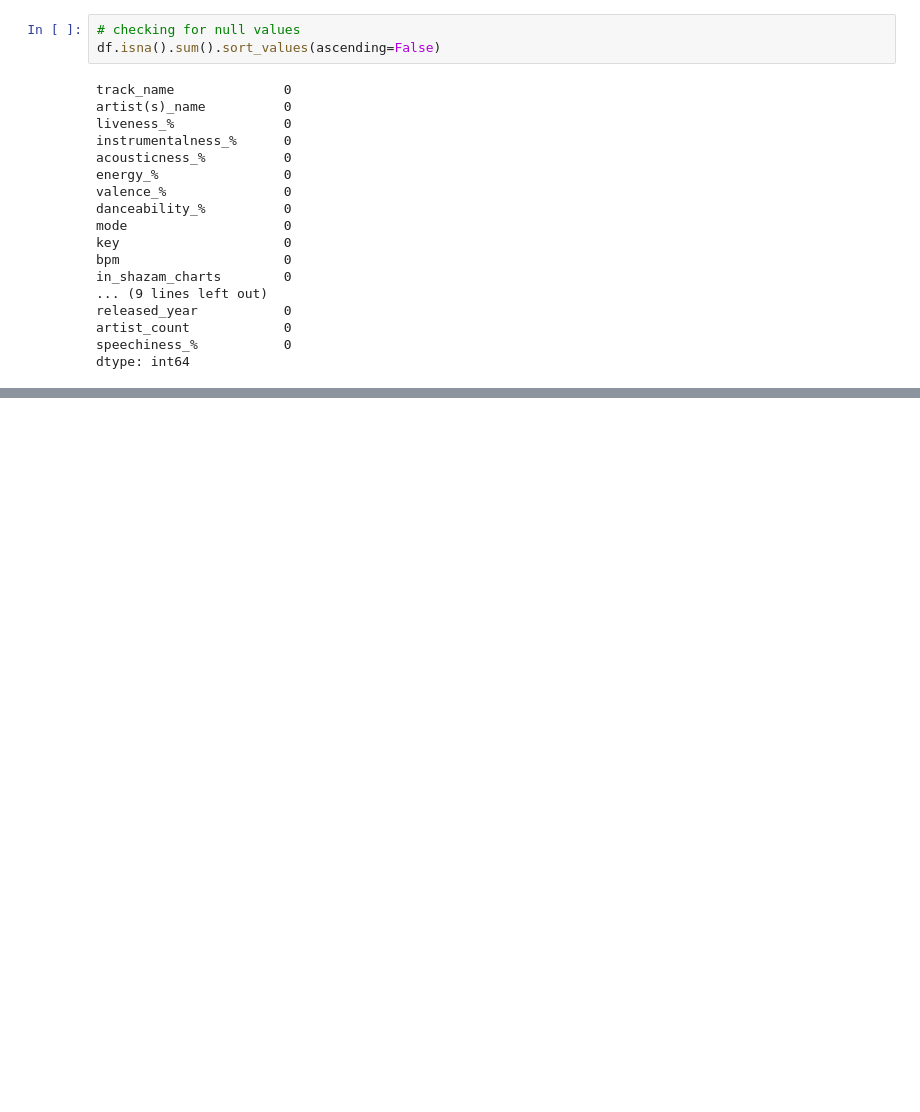
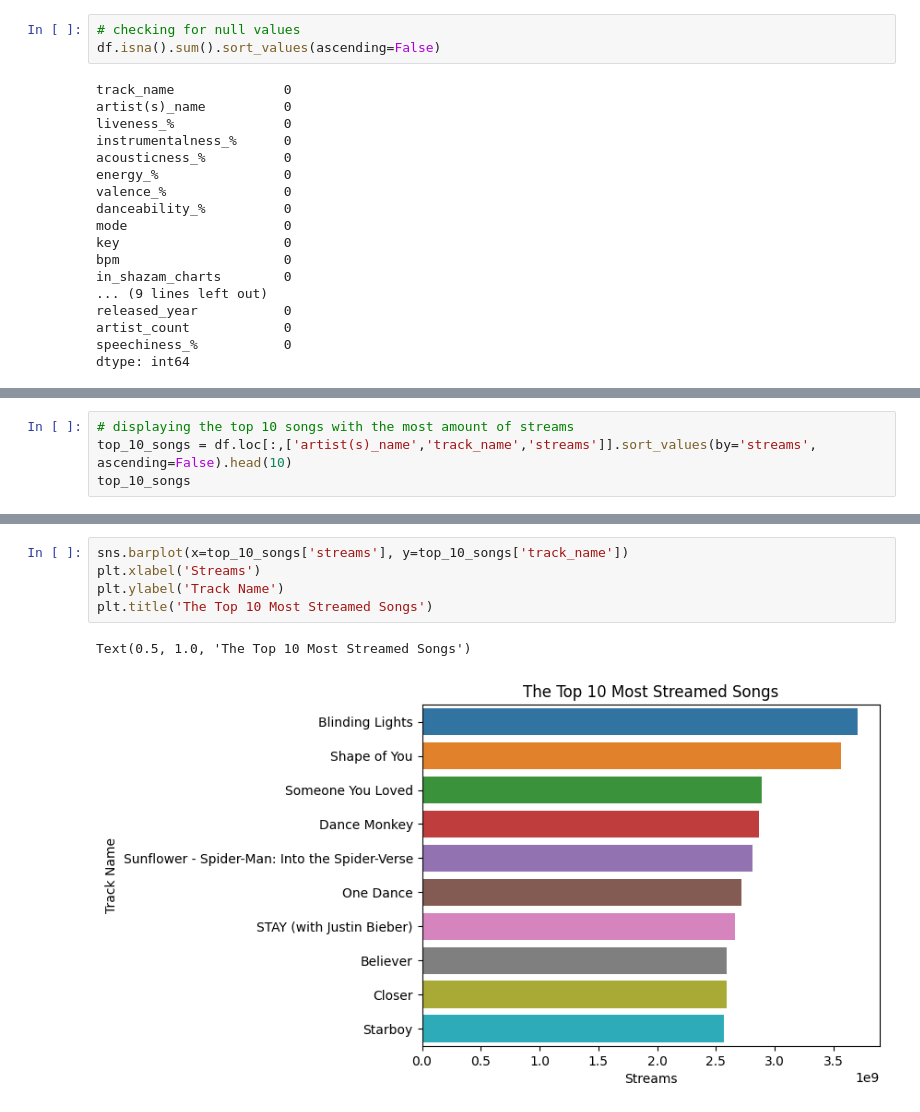
Before and after one commit to Graviton12/TP1_SZM_JBG, a Jupyter notebook: TP1_SZM_JBG.ipynb, the cells around one changed output, grey strips where cells are left out. Cells and saved outputs as stored; diff of their text form; blank space fills up the shorter version.

```diff
--- a/TP1_SZM_JBG.ipynb
+++ b/TP1_SZM_JBG.ipynb
@@ -132,0 +221,4 @@ dtype: int64
+# %%
+# displaying the top 10 songs with the most amount of streams
+top_10_songs = df.loc[:,['artist(s)_name','track_name','streams']].sort_values(by='streams', ascending=False).head(10)
+top_10_songs
@@ -132,0 +237,8 @@ dtype: int64
+# %%
+sns.barplot(x=top_10_songs['streams'], y=top_10_songs['track_name'])
+plt.xlabel('Streams')
+plt.ylabel('Track Name')
+plt.title('The Top 10 Most Streamed Songs')
+# %% [output]
+Text(0.5, 1.0, 'The Top 10 Most Streamed Songs')
+[figure, added]
```
Also changed, not shown: parts of 27 cells of this notebook.
